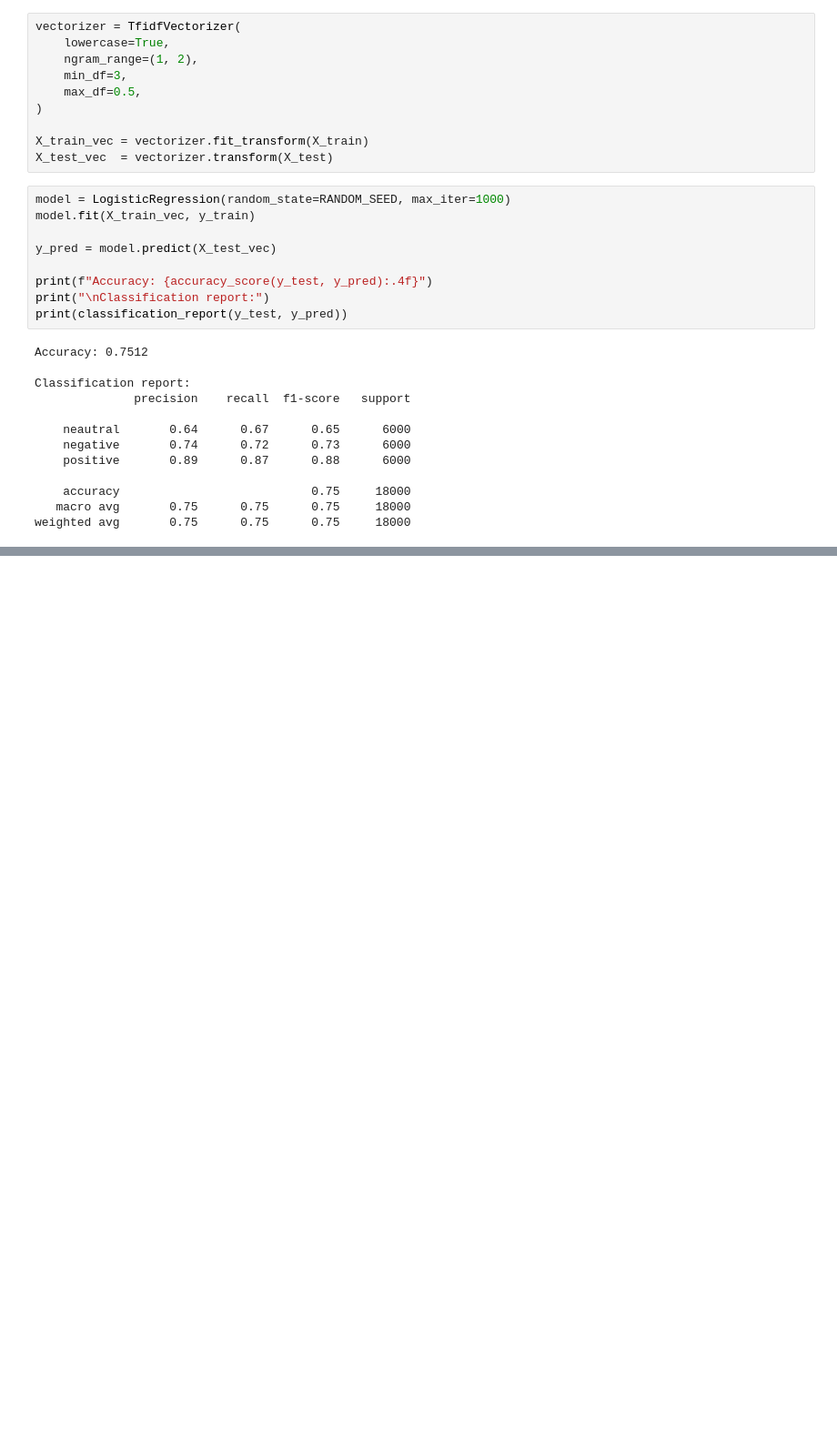
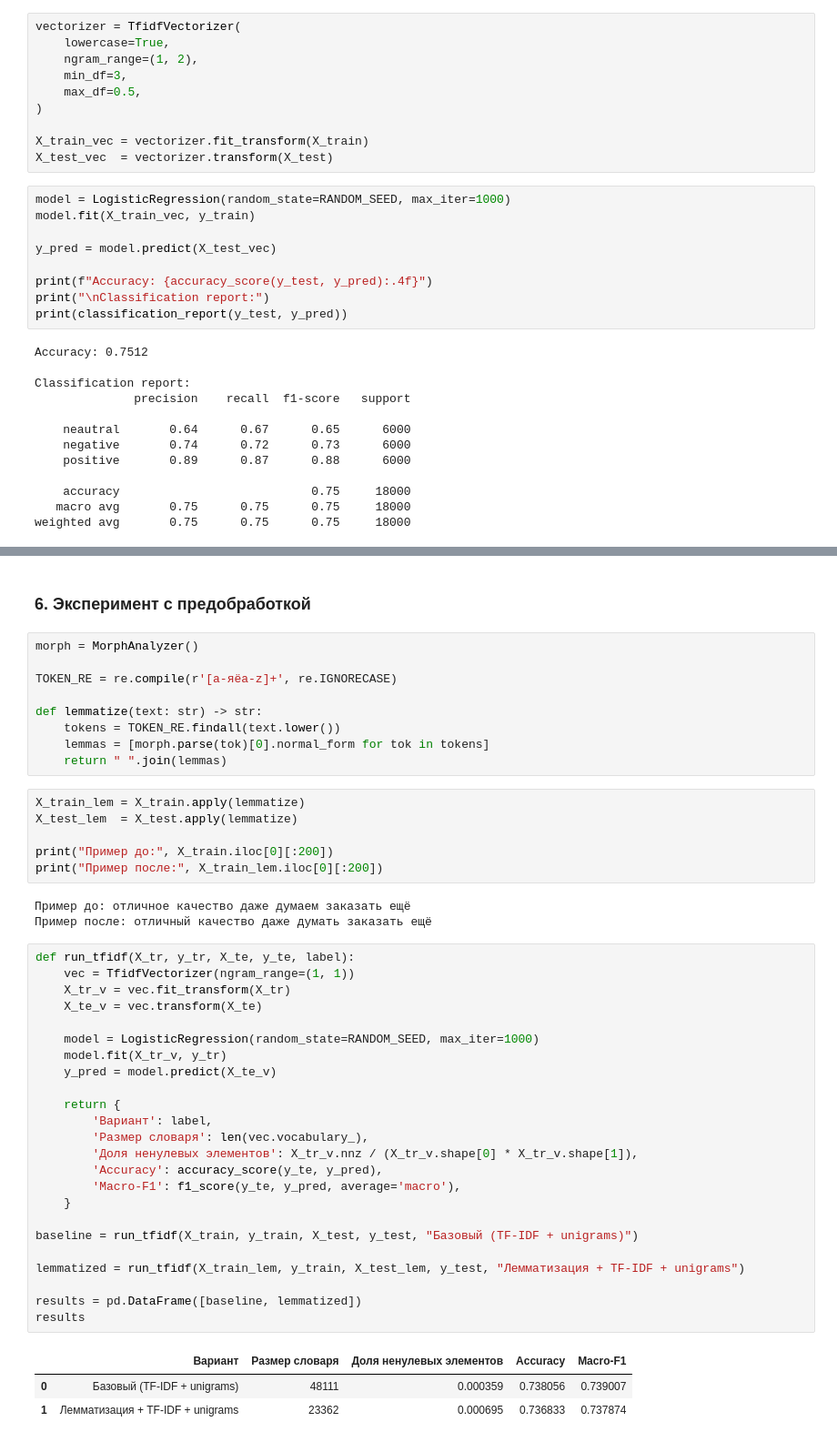
Before and after one commit to Gufort/NLP_Labs, a Jupyter notebook: lab_1.ipynb, the cells around one changed output, grey strips where cells are left out. Shown at 91% size. Cells and saved outputs as stored; diff of their text form; blank space fills up the shorter version.

```diff
--- a/lab_1.ipynb
+++ b/lab_1.ipynb
@@ -214,0 +455,49 @@ weighted avg       0.75      0.75      0.75     18000
+# %% [markdown]
+
+### 6. Эксперимент с предобработкой
+# %%
+morph = MorphAnalyzer()
+
+TOKEN_RE = re.compile(r'[а-яёa-z]+', re.IGNORECASE)
+
+def lemmatize(text: str) -> str:
+    tokens = TOKEN_RE.findall(text.lower())
+    lemmas = [morph.parse(tok)[0].normal_form for tok in tokens]
+    return " ".join(lemmas)
+# %%
+X_train_lem = X_train.apply(lemmatize)
+X_test_lem  = X_test.apply(lemmatize)
+
+print("Пример до:", X_train.iloc[0][:200])
+print("Пример после:", X_train_lem.iloc[0][:200])
+# %% [output]
+Пример до: отличное качество даже думаем заказать ещё
+Пример после: отличный качество даже думать заказать ещё
+# %%
+def run_tfidf(X_tr, y_tr, X_te, y_te, label):
+    vec = TfidfVectorizer(ngram_range=(1, 1))
+    X_tr_v = vec.fit_transform(X_tr)
+    X_te_v = vec.transform(X_te)
+
+    model = LogisticRegression(random_state=RANDOM_SEED, max_iter=1000)
+    model.fit(X_tr_v, y_tr)
+    y_pred = model.predict(X_te_v)
+
+    return {
+        'Вариант': label,
+        'Размер словаря': len(vec.vocabulary_),
+        'Доля ненулевых элементов': X_tr_v.nnz / (X_tr_v.shape[0] * X_tr_v.shape[1]),
+        'Accuracy': accuracy_score(y_te, y_pred),
+        'Macro-F1': f1_score(y_te, y_pred, average='macro'),
+    }
+
+baseline = run_tfidf(X_train, y_train, X_test, y_test, "Базовый (TF-IDF + unigrams)")
+
+lemmatized = run_tfidf(X_train_lem, y_train, X_test_lem, y_test, "Лемматизация + TF-IDF + unigrams")
+
+results = pd.DataFrame([baseline, lemmatized])
+results
+# %% [output]
+|  | Вариант | Размер словаря | Доля ненулевых элементов | Accuracy | Macro-F1 |
+| 0 | Базовый (TF-IDF + unigrams) | 48111 | 0.000359 | 0.738056 | 0.739007 |
+| 1 | Лемматизация + TF-IDF + unigrams | 23362 | 0.000695 | 0.736833 | 0.737874 |
```
Also changed, not shown: parts of 23 cells of this notebook.
